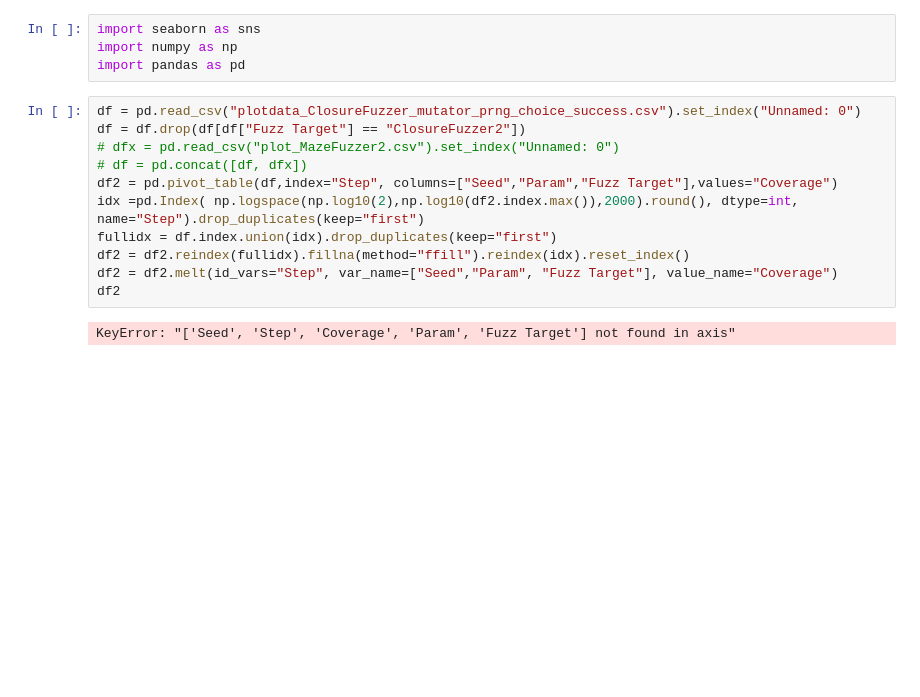
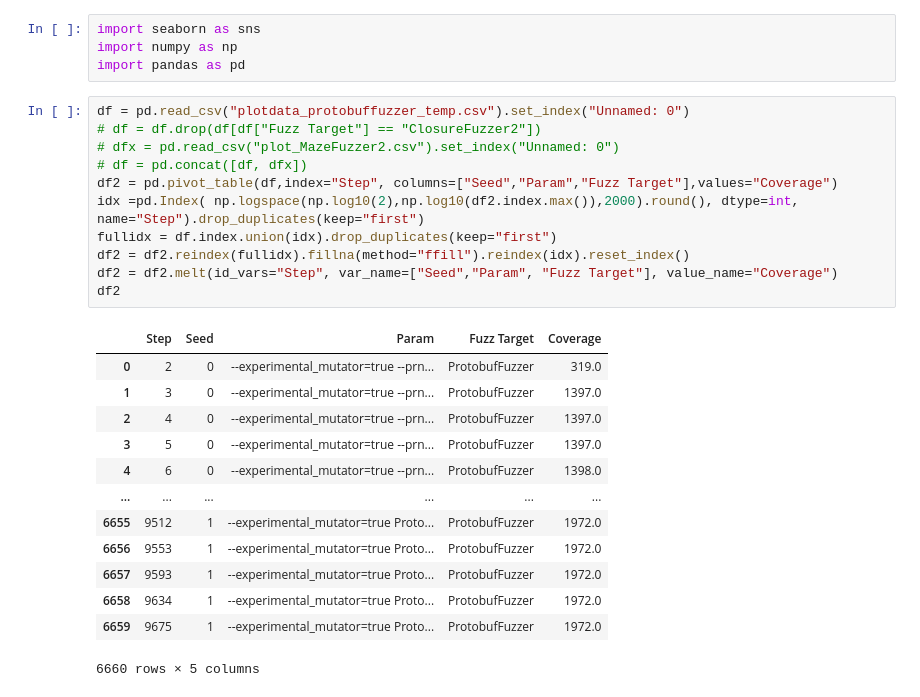
Before and after one commit to ajrox090/hyper-jazzer, a Jupyter notebook: plots/Plot.ipynb, the cells around one changed output. Cells and saved outputs as stored; diff of their text form; blank space fills up the shorter version.

```diff
--- a/plots/Plot.ipynb
+++ b/plots/Plot.ipynb
@@ -3,18 +3,30 @@ import seaborn as sns
 import numpy as np
 import pandas as pd
 # %%
-df = pd.read_csv("plotdata_ClosureFuzzer_mutator_prng_choice_success.csv").set_index("Unnamed: 0")
-df = df.drop(df[df["Fuzz Target"] == "ClosureFuzzer2"])
+df = pd.read_csv("plotdata_protobuffuzzer_temp.csv").set_index("Unnamed: 0")
+# df = df.drop(df[df["Fuzz Target"] == "ClosureFuzzer2"])
 # dfx = pd.read_csv("plot_MazeFuzzer2.csv").set_index("Unnamed: 0")
 # df = pd.concat([df, dfx])
 df2 = pd.pivot_table(df,index="Step", columns=["Seed","Param","Fuzz Target"],values="Coverage")
 idx =pd.Index( np.logspace(np.log10(2),np.log10(df2.index.max()),2000).round(), dtype=int, name="Step").drop_duplicates(keep="first")
 fullidx = df.index.union(idx).drop_duplicates(keep="first")
 df2 = df2.reindex(fullidx).fillna(method="ffill").reindex(idx).reset_index()
 df2 = df2.melt(id_vars="Step", var_name=["Seed","Param", "Fuzz Target"], value_name="Coverage")
 df2
 # %% [output]
+|  | Step | Seed | Param | Fuzz Target | Coverage |
+| 0 | 2 | 0 | --experimental_mutator=true --prn... | ProtobufFuzzer | 319.0 |
+| 1 | 3 | 0 | --experimental_mutator=true --prn... | ProtobufFuzzer | 1397.0 |
+| 2 | 4 | 0 | --experimental_mutator=true --prn... | ProtobufFuzzer | 1397.0 |
+| 3 | 5 | 0 | --experimental_mutator=true --prn... | ProtobufFuzzer | 1397.0 |
+| 4 | 6 | 0 | --experimental_mutator=true --prn... | ProtobufFuzzer | 1398.0 |
+| ... | ... | ... | ... | ... | ... |
+| 6655 | 9512 | 1 | --experimental_mutator=true Proto... | ProtobufFuzzer | 1972.0 |
+| 6656 | 9553 | 1 | --experimental_mutator=true Proto... | ProtobufFuzzer | 1972.0 |
+| 6657 | 9593 | 1 | --experimental_mutator=true Proto... | ProtobufFuzzer | 1972.0 |
+| 6658 | 9634 | 1 | --experimental_mutator=true Proto... | ProtobufFuzzer | 1972.0 |
+| 6659 | 9675 | 1 | --experimental_mutator=true Proto... | ProtobufFuzzer | 1972.0 |
-KeyError: "['Seed', 'Step', 'Coverage', 'Param', 'Fuzz Target'] not found in axis"
+6660 rows × 5 columns
 # %%
 g = sns.FacetGrid(data=df2, row="Fuzz Target", height=5, aspect=2,sharey=False)
 g.map(sns.lineplot, "Step", "Coverage","Param", errorbar=("pi", 75), estimator=np.median)
```
Also changed, not shown: parts of 2 cells of this notebook, 2 other files.
